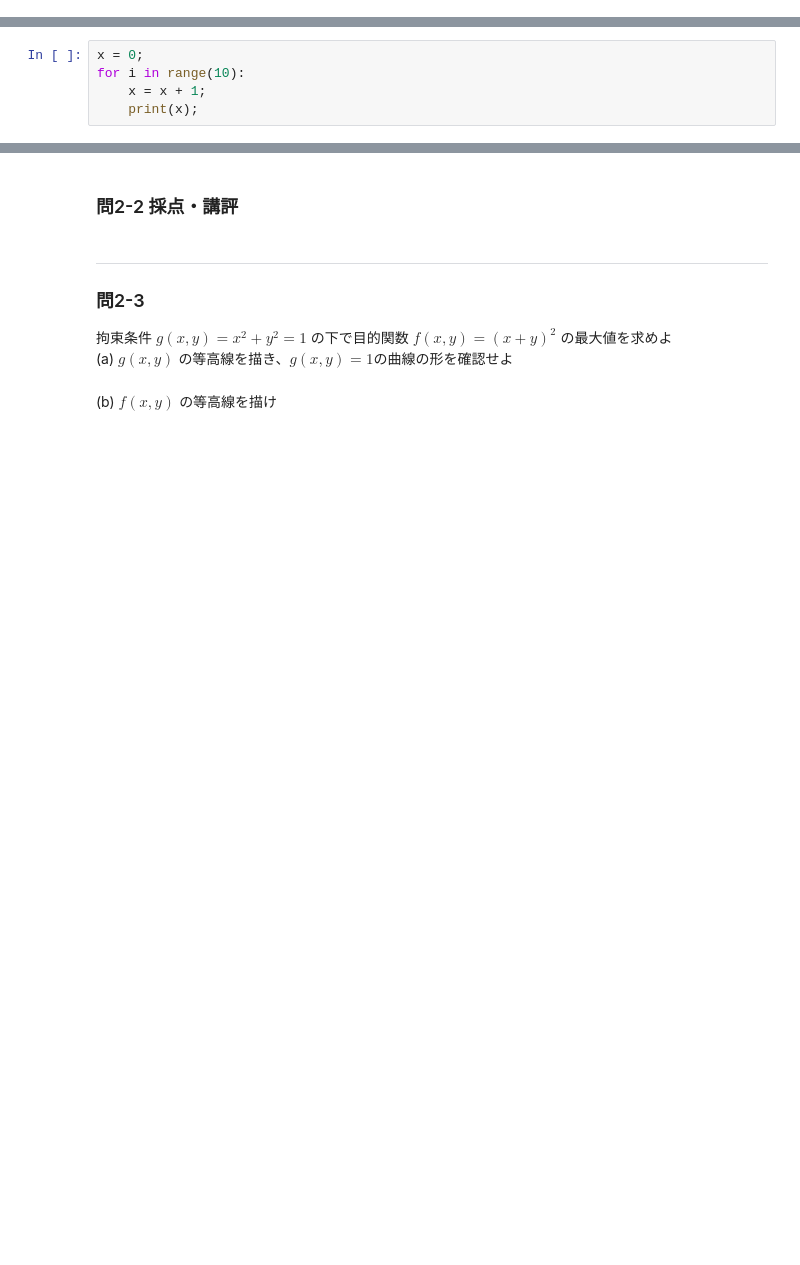
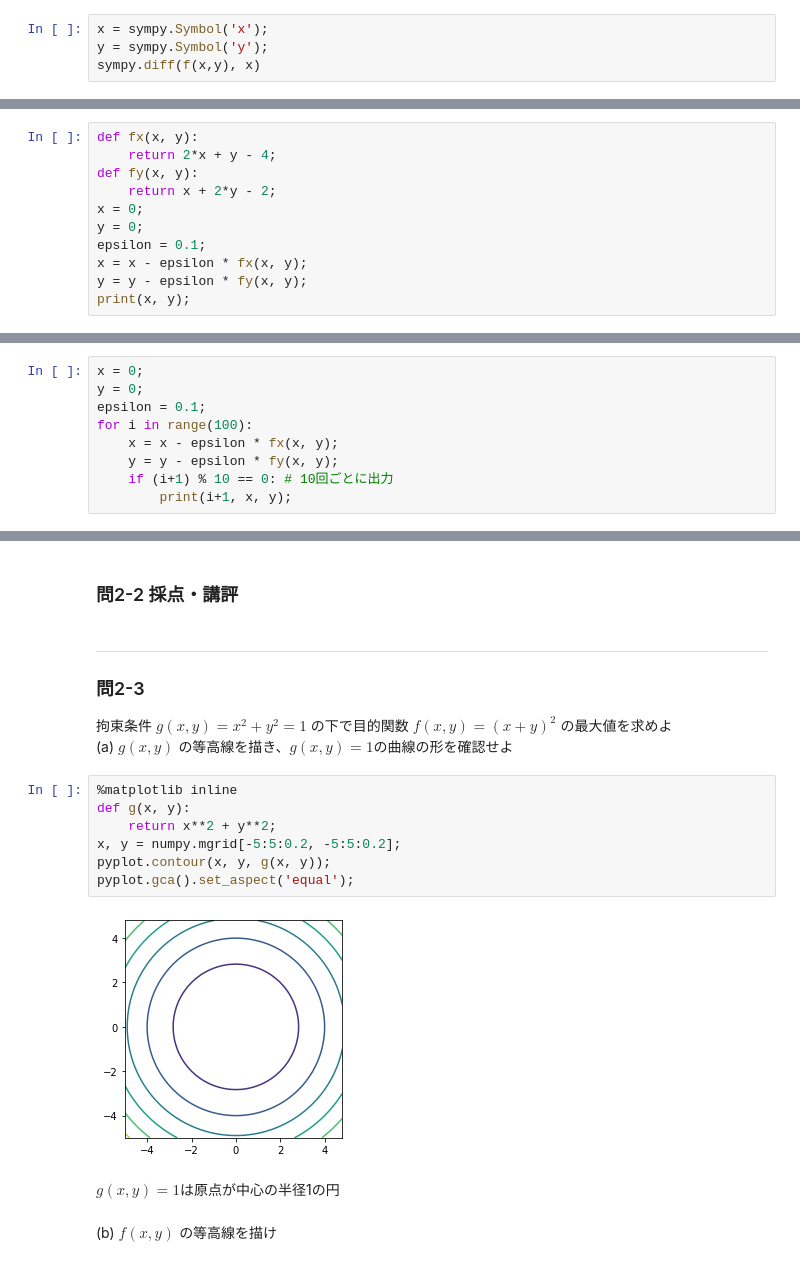
Before and after one commit to todo-group/math-examples, a Jupyter notebook: python/Answer-2.ipynb, the cells around one changed output, grey strips where cells are left out. Drawn from its saved outputs; the diff is of its cells as text; blank space fills up the shorter version.

```diff
--- a/python/Answer-2.ipynb
+++ b/python/Answer-2.ipynb
@@ -67,0 +82,4 @@ $\displaystyle \frac{2 \left(t^{2} - t - 1\right)}{t^{4} + 2 t^{2} + 1}$
+# %%
+x = sympy.Symbol('x');
+y = sympy.Symbol('y');
+sympy.diff(f(x,y), x)
@@ -68,2 +92,13 @@ $\displaystyle \frac{2 \left(t^{2} - t - 1\right)}{t^{4} + 2 t^{2} + 1}$
 # %% [markdown]
 (c) 初期条件を$(x,y)=(0,0)$とする。この点において、$f_x$と$f_y$の値を求め、$x \leftarrow x - \epsilon f_x$、$y \leftarrow y - \epsilon f_y$ により、新しい点$(x,y)$を求めよ。ただし、$\epsilon=0.1$とする
+# %%
+def fx(x, y):
+    return 2*x + y - 4;
+def fy(x, y):
+    return x + 2*y - 2;
+x = 0;
+y = 0;
+epsilon = 0.1;
+x = x - epsilon * fx(x, y);
+y = y - epsilon * fy(x, y);
+print(x, y);
@@ -70,2 +107,11 @@ $\displaystyle \frac{2 \left(t^{2} - t - 1\right)}{t^{4} + 2 t^{2} + 1}$
 # %% [markdown]
 (d) (b)を数十回くりかえし、収束先$(x^*, y^*)$を予測せよ
+# %%
+x = 0;
+y = 0;
+epsilon = 0.1;
+for i in range(100):
+    x = x - epsilon * fx(x, y);
+    y = y - epsilon * fy(x, y);
+    if (i+1) % 10 == 0: # 10回ごとに出力
+        print(i+1, x, y);
@@ -76,5 +132,0 @@ $\displaystyle \frac{2 \left(t^{2} - t - 1\right)}{t^{4} + 2 t^{2} + 1}$
-# %%
-x = 0;
-for i in range(10):
-    x = x + 1;
-    print(x);
@@ -85,5 +143,16 @@ for i in range(10):
 ### 問2-3
 拘束条件 $g(x,y) = x^2 + y^2 = 1$ の下で目的関数 $f(x,y) = (x+y)^2$ の最大値を求めよ<br>
 (a) $g(x,y)$ の等高線を描き、$g(x,y) = 1$の曲線の形を確認せよ
+# %%
+%matplotlib inline
+def g(x, y):
+    return x**2 + y**2;
+x, y = numpy.mgrid[-5:5:0.2, -5:5:0.2];
+pyplot.contour(x, y, g(x, y));
+pyplot.gca().set_aspect('equal');
+# %% [output]
+[figure, added]
+# %% [markdown]
+$g(x, y) = 1$は原点が中心の半径1の円
 # %% [markdown]
 (b) $f(x,y)$ の等高線を描け
```
Also changed, not shown: parts of 14 cells of this notebook, 1 other file.
